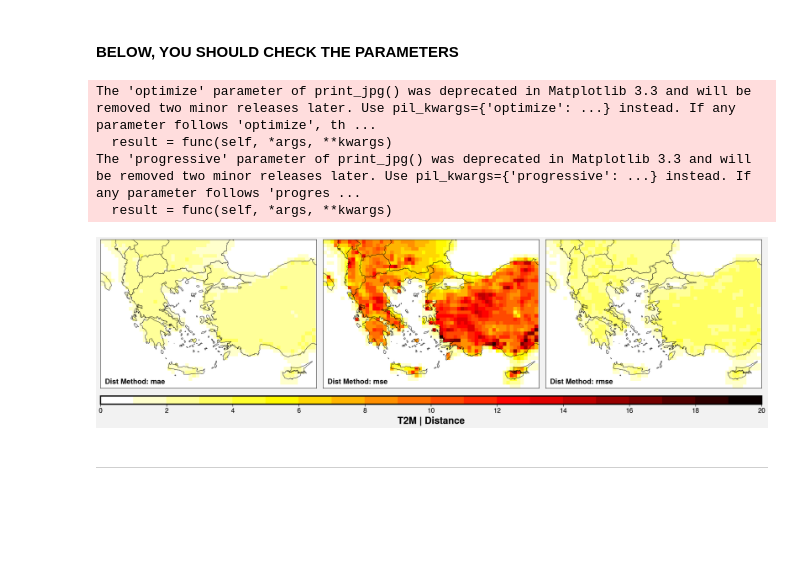
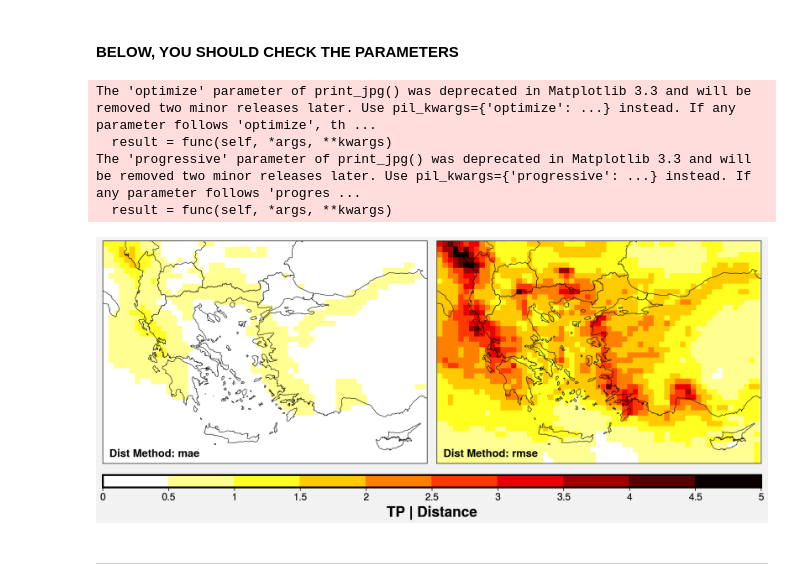
Before and after one commit to donmezkutay/Climate-Modelling-Lesson-Project, a Jupyter notebook: process_1D_graphics.ipynb, the cells around one changed output. Drawn from its saved outputs; the diff is of its cells as text; code cells hidden in the pictures; blank space fills up the shorter version.

```diff
--- a/process_1D_graphics.ipynb
+++ b/process_1D_graphics.ipynb
@@ -42,12 +40,12 @@ The autoreload extension is already loaded. To reload it, use:
 # %%
 # Parameters to change ------------
 is_single = True
-model_var = 'T_2M' # possible for single: PMSL, RELHUM_2M, TOT_PREC, T_2M, U_10M, V_10M
+model_var = 'TOT_PREC' # possible for single: PMSL, RELHUM_2M, TOT_PREC, T_2M, U_10M, V_10M
                  # possible for pressure: FI, RELHUM, T
-era5_var = 't2m' # possible for single: u10, v10, t2m, msl, tp
+era5_var = 'tp' # possible for single: u10, v10, t2m, msl, tp
                  # possible for pressure: z, t
 model_level = 'sfc'
-plevel = 100000
+plevel = 100000 # in Pa (if using model_level=sfc, this must be 100000 (one hundred thousand Pa))
 il = 'İZMİR' # choose province to clip (capital letters)
 
 # ----------------
@@ -67,9 +65,9 @@ if is_single:
 else:
 
     # model data
-    dt = xr.open_dataset(path + pressure).sel(time = '2013')[model_var]
+    dt = xr.open_dataset(path + pressure).sel(time = '2013', pressure=plevel)[model_var]
     # era5 data
-    dt_era5 = xr.open_dataset(path + 'ERA5/pressure_level_era5.nc')[era5_var]
+    dt_era5 = xr.open_dataset(path + 'ERA5/pressure_level_era5.nc').sel(level=plevel/100)[era5_var]
 
 # adjust units to known units
 dt = adjust_unit(dt, model_var)
@@ -193,7 +191,10 @@ dt_era5_reprojected = dt_era5_reprojected.interp(rlon=rlon, rlat=rlat, method="n
 # %% [markdown]
 ### 5.1 Resample ERA5 Data to 6 Hourly
 # %%
-dt_era5_reprojected_resampled = dt_era5_reprojected.resample(time = '6H').mean()
+if era5_var == 'tp':
+    dt_era5_reprojected_resampled = dt_era5_reprojected.resample(time = '6H').sum()
+else:
+    dt_era5_reprojected_resampled = dt_era5_reprojected.resample(time = '6H').mean()
 # %% [markdown]
 ### 5.2 List of Skill Scores
 # %%
@@ -224,7 +224,7 @@ xr_skill_corr = xr_skill.where(xr_skill['method'] \
                         .isin(['pearson_r', 'spearman_r', 'r2']), drop=True)
 
 xr_skill_dist = xr_skill.where(xr_skill['method'] \
-                        .isin(['mae', 'mse', 'rmse']), drop=True)
+                        .isin(['mae', 'rmse']), drop=True)
 # %%
 xr_skill_corr
 # %% [output]
@@ -284,33 +331,36 @@ The 'progressive' parameter of print_jpg() was deprecated in Matplotlib 3.3 and
 # %% [markdown]
 #### **BELOW, YOU SHOULD CHECK THE PARAMETERS**
 # %%
+# Parameters to change ------------
+cmap = plt.get_cmap('hot_r')
+vmin = 0 # consider lower limit above
+vmax = 5 # consider upper limit above
+norm = BoundaryNorm(np.arange(vmin, vmax+0.5, 0.5), ncolors=cmap.N, clip=True)
+ticks = np.arange(vmin, vmax+0.5, 0.5)
+
+# ----------------
+
 # data
 data_df = xr_skill_dist
 
 # graphic features
-fig_array = [[1,2,3]]
-
-cmap = plt.get_cmap('hot_r')
-vmin = 0
-vmax = 20
-norm = BoundaryNorm(np.arange(vmin, vmax+1, 1), ncolors=cmap.N, clip=True)
-ticks = np.arange(vmin, vmax + 2, 2)
-graphic_no = 3
+fig_array = [[1,2]]
+graphic_no = 2
 method='Dist Method'
 difference_method = 'Distance'
 
 # projection
 crs_data = cartopy.crs.RotatedPole(**crs_parameters)
 
 plot_facet_map(data_df, cmap, vmin, vmax, norm, ticks,
                crs_data, graphic_no, era5_var, model_level,
                plevel, method, difference_method, fig_array)
 # %% [output]
 The 'optimize' parameter of print_jpg() was deprecated in Matplotlib 3.3 and will be removed two minor releases later. Use pil_kwargs={'optimize': ...} instead. If any parameter follows 'optimize', th ...
   result = func(self, *args, **kwargs)
 The 'progressive' parameter of print_jpg() was deprecated in Matplotlib 3.3 and will be removed two minor releases later. Use pil_kwargs={'progressive': ...} instead. If any parameter follows 'progres ...
   result = func(self, *args, **kwargs)
-[figure, old version]
+[figure, new version]
 # %% [markdown]
 --------
 # %% [markdown]
```
Also changed, not shown: parts of 14 cells of this notebook, 41 other files.
